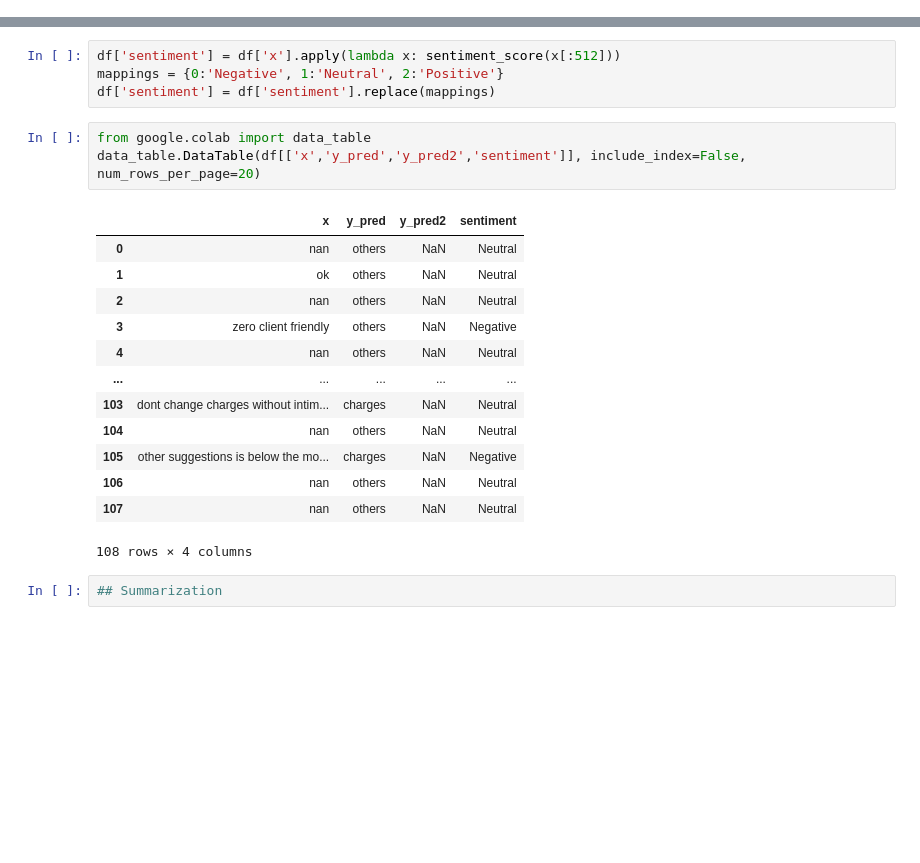
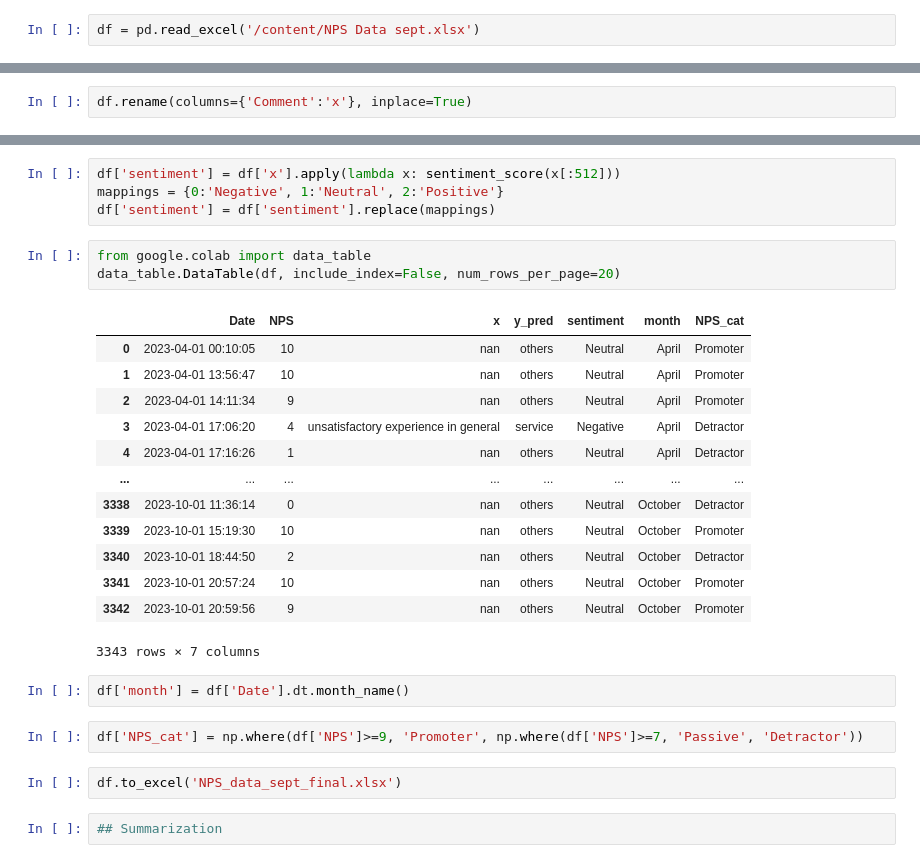
Before and after one commit to Brijeshtanwar/Topic-Modeling, a Jupyter notebook: sklearn_nlp_fasttext.ipynb, the cells around one changed output, grey strips where cells are left out. Saved outputs shown, nothing was run; the diff lists cells and outputs as text; blank space fills up the shorter version.

```diff
--- a/sklearn_nlp_fasttext.ipynb
+++ b/sklearn_nlp_fasttext.ipynb
@@ -163,5 +157,9 @@ df = pd.read_csv(url,  encoding = 'unicode_escape')
+# %%
+df = pd.read_excel('/content/NPS Data sept.xlsx')
 # %%
 df.rename(columns={'Primary Comment: Do you have any other suggestion or feedback for us?':'x'},inplace=True)
+# %%
+df.rename(columns={'Comment':'x'}, inplace=True)
 # %%
 df["x"] = df["x"].apply(lambda x: preprocess_text(x, flg_stemm=False, flg_lemm=False, lst_stopwords=lst_stopwords))
 # %%
@@ -286,21 +284,27 @@ mappings = {0:'Negative', 1:'Neutral', 2:'Positive'}
 df['sentiment'] = df['sentiment'].replace(mappings)
 # %%
 from google.colab import data_table
-data_table.DataTable(df[['x','y_pred','y_pred2','sentiment']], include_index=False, num_rows_per_page=20)
+data_table.DataTable(df, include_index=False, num_rows_per_page=20)
 # %% [output]
-|  | x | y_pred | y_pred2 | sentiment |
-| 0 | nan | others | NaN | Neutral |
-| 1 | ok | others | NaN | Neutral |
-| 2 | nan | others | NaN | Neutral |
-| 3 | zero client friendly | others | NaN | Negative |
-| 4 | nan | others | NaN | Neutral |
-| ... | ... | ... | ... | ... |
-| 103 | dont change charges without intim... | charges | NaN | Neutral |
-| 104 | nan | others | NaN | Neutral |
-| 105 | other suggestions is below the mo... | charges | NaN | Negative |
-| 106 | nan | others | NaN | Neutral |
-| 107 | nan | others | NaN | Neutral |
+|  | Date | NPS | x | y_pred | sentiment | month | NPS_cat |
+| 0 | 2023-04-01 00:10:05 | 10 | nan | others | Neutral | April | Promoter |
+| 1 | 2023-04-01 13:56:47 | 10 | nan | others | Neutral | April | Promoter |
+| 2 | 2023-04-01 14:11:34 | 9 | nan | others | Neutral | April | Promoter |
+| 3 | 2023-04-01 17:06:20 | 4 | unsatisfactory experience in general | service | Negative | April | Detractor |
+| 4 | 2023-04-01 17:16:26 | 1 | nan | others | Neutral | April | Detractor |
+| ... | ... | ... | ... | ... | ... | ... | ... |
+| 3338 | 2023-10-01 11:36:14 | 0 | nan | others | Neutral | October | Detractor |
+| 3339 | 2023-10-01 15:19:30 | 10 | nan | others | Neutral | October | Promoter |
+| 3340 | 2023-10-01 18:44:50 | 2 | nan | others | Neutral | October | Detractor |
+| 3341 | 2023-10-01 20:57:24 | 10 | nan | others | Neutral | October | Promoter |
+| 3342 | 2023-10-01 20:59:56 | 9 | nan | others | Neutral | October | Promoter |
-108 rows × 4 columns
+3343 rows × 7 columns
+# %%
+df['month'] = df['Date'].dt.month_name()
+# %%
+df['NPS_cat'] = np.where(df['NPS']>=9, 'Promoter', np.where(df['NPS']>=7, 'Passive', 'Detractor'))
+# %%
+df.to_excel('NPS_data_sept_final.xlsx')
 # %%
 ## Summarization
 # %%
```
Also changed, not shown: parts of 5 cells of this notebook.
